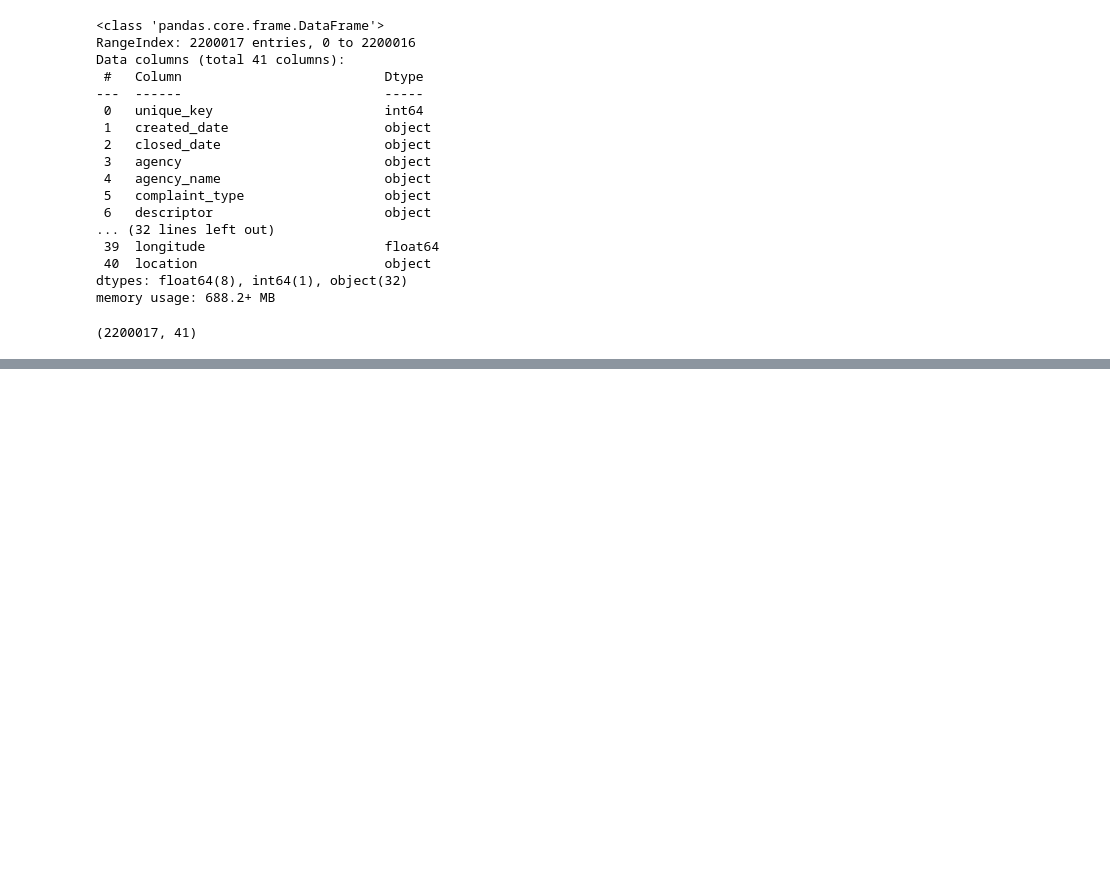
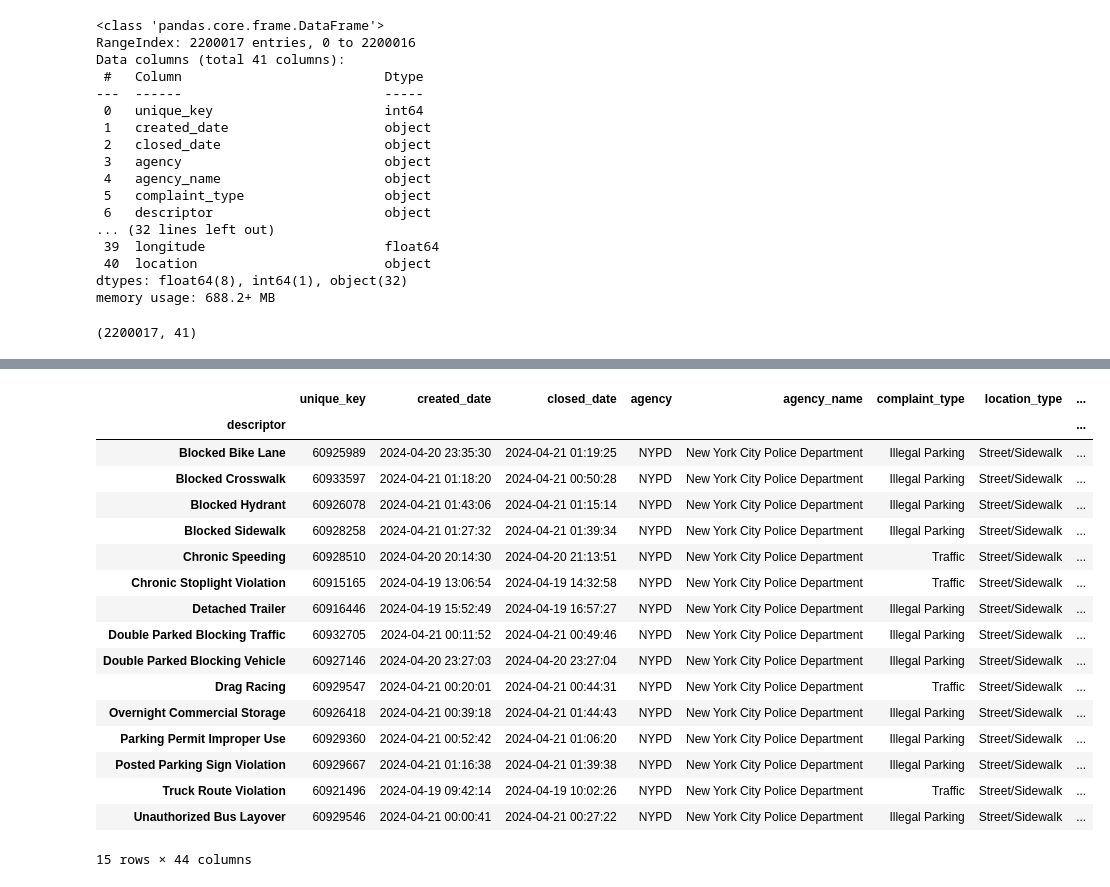
Before and after one commit to ssigman1/group4-nypd, a Jupyter notebook: Notebooks/group4_SavannahSigman.ipynb, the cells around one changed output, grey strips where cells are left out. Saved outputs shown, nothing was run; the diff lists cells and outputs as text; code cells hidden in the pictures; blank space fills up the shorter version.

```diff
--- a/Notebooks/group4_SavannahSigman.ipynb
+++ b/Notebooks/group4_SavannahSigman.ipynb
@@ -147,0 +199,2 @@ dm.sample(8)
+# %%
+dm['count_row'] = 1
@@ -147,0 +241,21 @@ dm.sample(8)
+# %%
+dm.groupby('descriptor').first()
+# %% [output]
+|  | unique_key | created_date | closed_date | agency | agency_name | complaint_type | location_type | ... |
+| descriptor |  |  |  |  |  |  |  | ... |
+| Blocked Bike Lane | 60925989 | 2024-04-20 23:35:30 | 2024-04-21 01:19:25 | NYPD | New York City Police Department | Illegal Parking | Street/Sidewalk | ... |
+| Blocked Crosswalk | 60933597 | 2024-04-21 01:18:20 | 2024-04-21 00:50:28 | NYPD | New York City Police Department | Illegal Parking | Street/Sidewalk | ... |
+| Blocked Hydrant | 60926078 | 2024-04-21 01:43:06 | 2024-04-21 01:15:14 | NYPD | New York City Police Department | Illegal Parking | Street/Sidewalk | ... |
+| Blocked Sidewalk | 60928258 | 2024-04-21 01:27:32 | 2024-04-21 01:39:34 | NYPD | New York City Police Department | Illegal Parking | Street/Sidewalk | ... |
+| Chronic Speeding | 60928510 | 2024-04-20 20:14:30 | 2024-04-20 21:13:51 | NYPD | New York City Police Department | Traffic | Street/Sidewalk | ... |
+| Chronic Stoplight Violation | 60915165 | 2024-04-19 13:06:54 | 2024-04-19 14:32:58 | NYPD | New York City Police Department | Traffic | Street/Sidewalk | ... |
+| Detached Trailer | 60916446 | 2024-04-19 15:52:49 | 2024-04-19 16:57:27 | NYPD | New York City Police Department | Illegal Parking | Street/Sidewalk | ... |
+| Double Parked Blocking Traffic | 60932705 | 2024-04-21 00:11:52 | 2024-04-21 00:49:46 | NYPD | New York City Police Department | Illegal Parking | Street/Sidewalk | ... |
+| Double Parked Blocking Vehicle | 60927146 | 2024-04-20 23:27:03 | 2024-04-20 23:27:04 | NYPD | New York City Police Department | Illegal Parking | Street/Sidewalk | ... |
+| Drag Racing | 60929547 | 2024-04-21 00:20:01 | 2024-04-21 00:44:31 | NYPD | New York City Police Department | Traffic | Street/Sidewalk | ... |
+| Overnight Commercial Storage | 60926418 | 2024-04-21 00:39:18 | 2024-04-21 01:44:43 | NYPD | New York City Police Department | Illegal Parking | Street/Sidewalk | ... |
+| Parking Permit Improper Use | 60929360 | 2024-04-21 00:52:42 | 2024-04-21 01:06:20 | NYPD | New York City Police Department | Illegal Parking | Street/Sidewalk | ... |
+| Posted Parking Sign Violation | 60929667 | 2024-04-21 01:16:38 | 2024-04-21 01:39:38 | NYPD | New York City Police Department | Illegal Parking | Street/Sidewalk | ... |
+| Truck Route Violation | 60921496 | 2024-04-19 09:42:14 | 2024-04-19 10:02:26 | NYPD | New York City Police Department | Traffic | Street/Sidewalk | ... |
+| Unauthorized Bus Layover | 60929546 | 2024-04-21 00:00:41 | 2024-04-21 00:27:22 | NYPD | New York City Police Department | Illegal Parking | Street/Sidewalk | ... |
+15 rows × 44 columns
```
Also changed, not shown: parts of 10 cells of this notebook.
